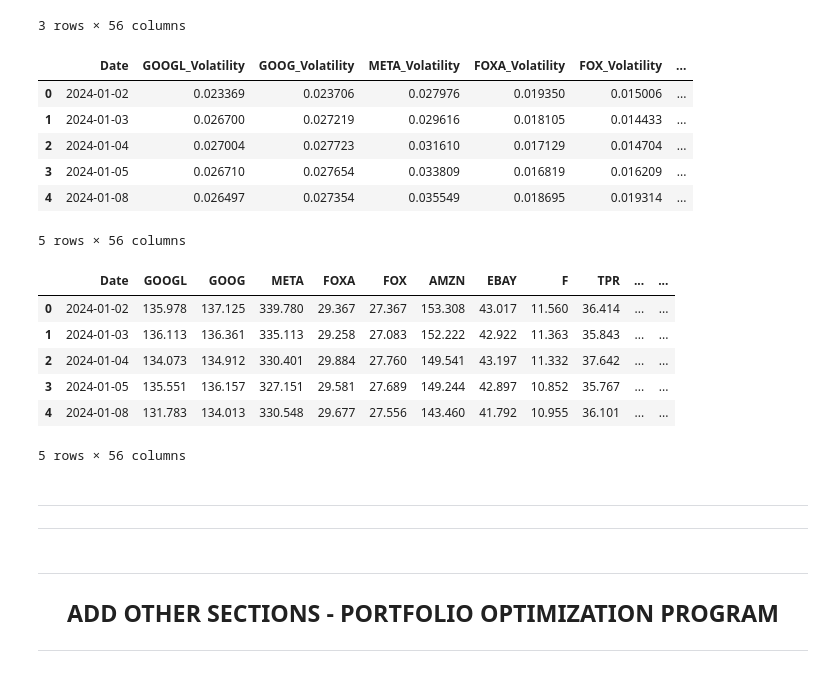
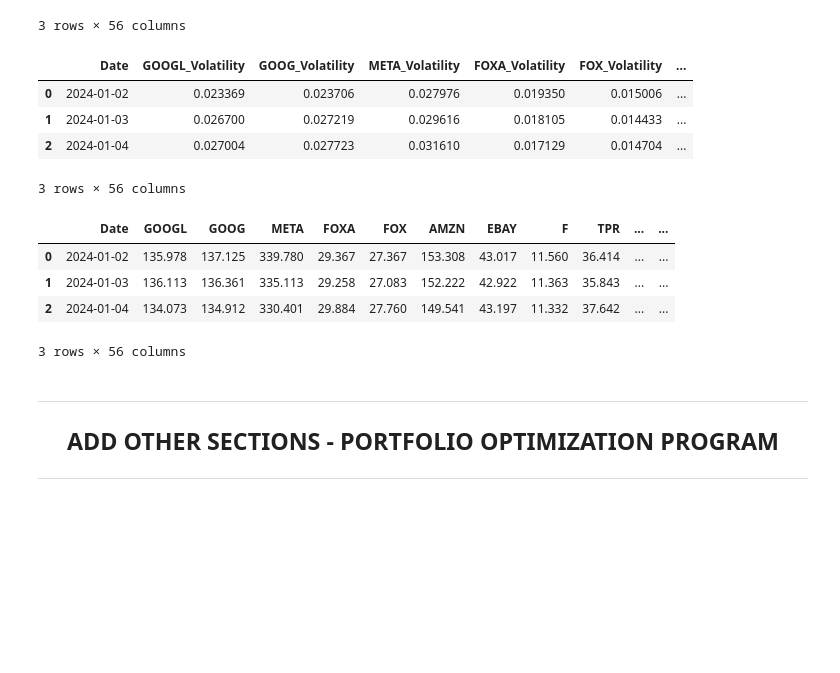
Before and after one commit to EstevesX10/SP500-Stock-Forecasting-and-Optimization, a Jupyter notebook: SP500 Stock Forecasting and Optimization/SP500 Stock Price Forecasting and Optimization.ipynb, the cells around one changed output. Drawn from its saved outputs; the diff is of its cells as text; code cells hidden in the pictures; blank space fills up the shorter version.

```diff
--- a/SP500 Stock Forecasting and Optimization/SP500 Stock Price Forecasting and Optimization.ipynb
+++ b/SP500 Stock Forecasting and Optimization/SP500 Stock Price Forecasting and Optimization.ipynb
@@ -378,30 +406,23 @@ stocksClosingPrices.head(3)
 # %%
 # Get all the extracted stocks volatility Values
 stocksVolatility = getStocksVolatility(stocks=extractedStocks, pathsConfig=pathsConfig)
-stocksVolatility.head()
+stocksVolatility.head(3)
 # %% [output]
 |  | Date | GOOGL_Volatility | GOOG_Volatility | META_Volatility | FOXA_Volatility | FOX_Volatility | ... |
 | 0 | 2024-01-02 | 0.023369 | 0.023706 | 0.027976 | 0.019350 | 0.015006 | ... |
 | 1 | 2024-01-03 | 0.026700 | 0.027219 | 0.029616 | 0.018105 | 0.014433 | ... |
 | 2 | 2024-01-04 | 0.027004 | 0.027723 | 0.031610 | 0.017129 | 0.014704 | ... |
-| 3 | 2024-01-05 | 0.026710 | 0.027654 | 0.033809 | 0.016819 | 0.016209 | ... |
-| 4 | 2024-01-08 | 0.026497 | 0.027354 | 0.035549 | 0.018695 | 0.019314 | ... |
-5 rows × 56 columns
+3 rows × 56 columns
 # %%
 # Merge all the stock predictions into a single DataFrame
 stockPredictions = getStocksPredictions(stocks=extractedStocks, pathsConfig=pathsConfig)
-stockPredictions.head()
+stockPredictions.head(3)
 # %% [output]
 |  | Date | GOOGL | GOOG | META | FOXA | FOX | AMZN | EBAY | F | TPR | ... | ... |
 | 0 | 2024-01-02 | 135.978 | 137.125 | 339.780 | 29.367 | 27.367 | 153.308 | 43.017 | 11.560 | 36.414 | ... | ... |
 | 1 | 2024-01-03 | 136.113 | 136.361 | 335.113 | 29.258 | 27.083 | 152.222 | 42.922 | 11.363 | 35.843 | ... | ... |
 | 2 | 2024-01-04 | 134.073 | 134.912 | 330.401 | 29.884 | 27.760 | 149.541 | 43.197 | 11.332 | 37.642 | ... | ... |
-| 3 | 2024-01-05 | 135.551 | 136.157 | 327.151 | 29.581 | 27.689 | 149.244 | 42.897 | 10.852 | 35.767 | ... | ... |
-| 4 | 2024-01-08 | 131.783 | 134.013 | 330.548 | 29.677 | 27.556 | 143.460 | 41.792 | 10.955 | 36.101 | ... | ... |
-5 rows × 56 columns
+3 rows × 56 columns
-# %% [markdown]
----
----
 # %% [markdown]
 ---
 
```
Also changed, not shown: parts of 21 cells of this notebook.
